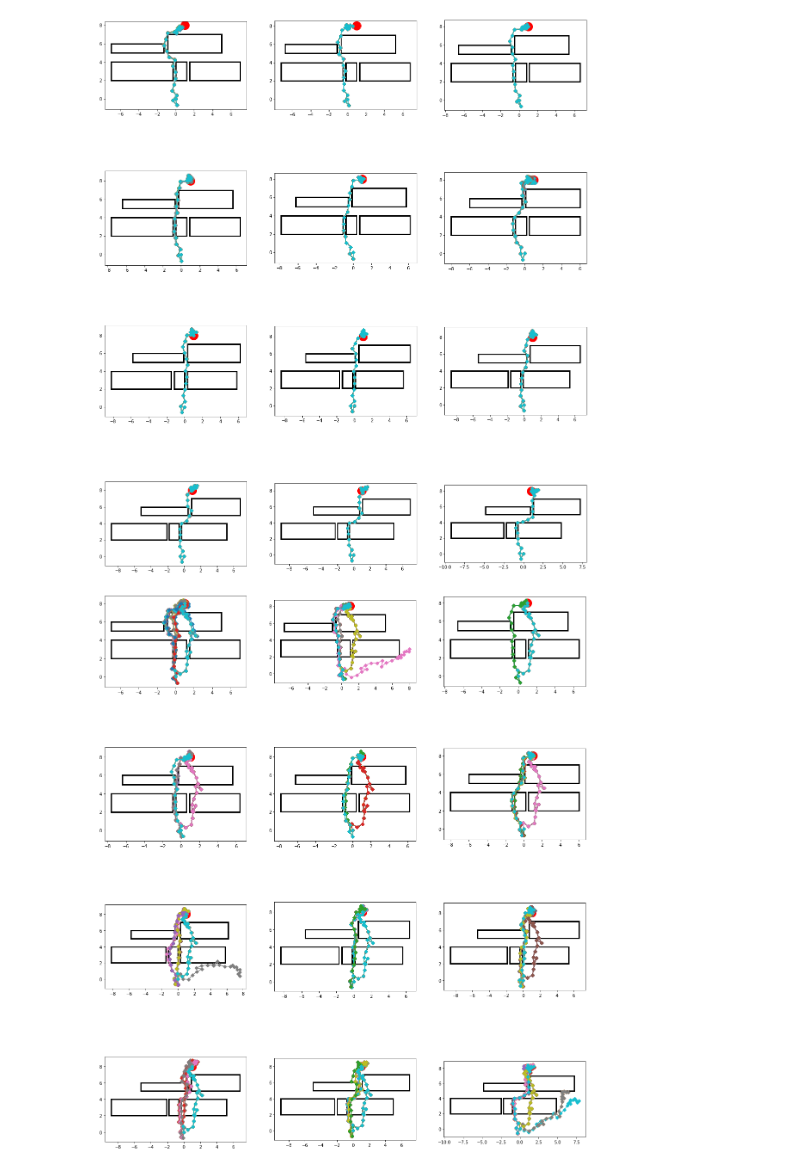
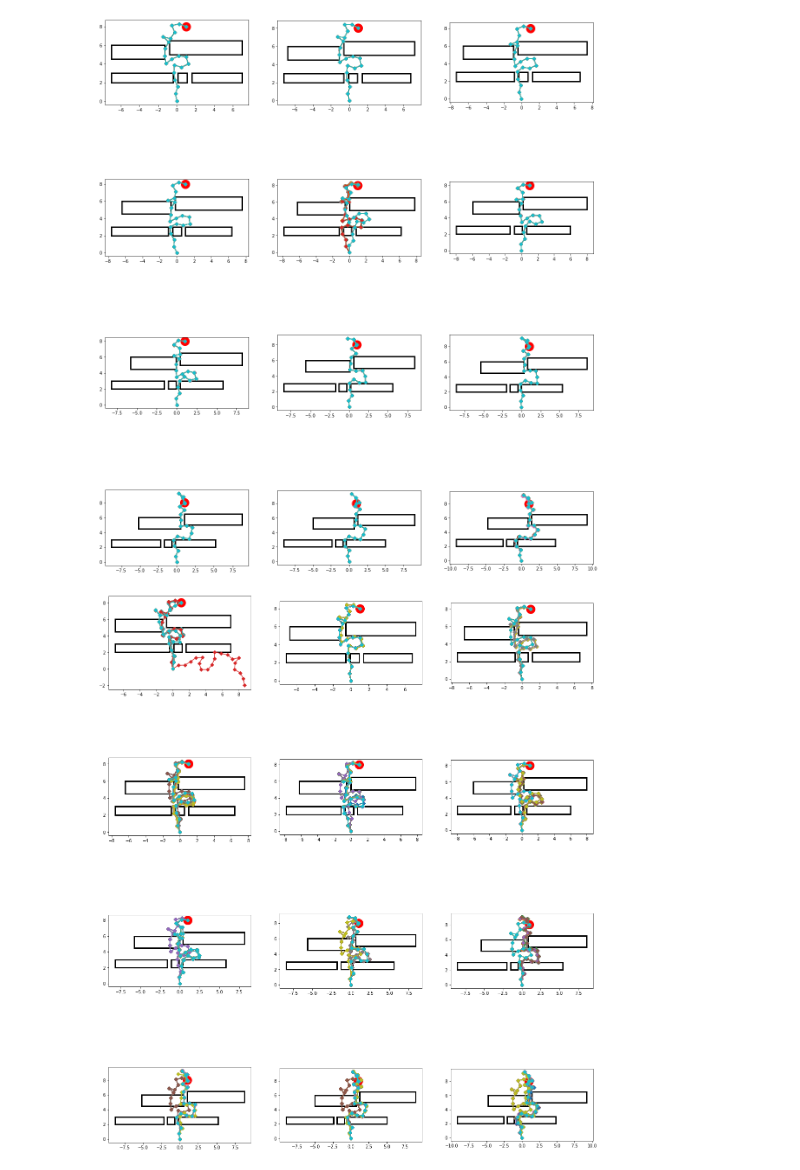
Before and after one commit to JaworWr/Dynamic-inverse-kinematics, a Jupyter notebook: First_dynamic_experiment.ipynb, the cells around one changed output. Saved outputs shown, nothing was run; the diff lists cells and outputs as text; code cells hidden in the pictures.

Commit message:
Random immigrants

```diff
--- a/First_dynamic_experiment.ipynb
+++ b/First_dynamic_experiment.ipynb
@@ -50,8 +51,8 @@ Iteration 39, #feasible: 180, best: [1.56783545e-07], #infeasible: 420, best: [4
 # %%
 feasible_populations = []
 for populations, scores in zip(population_hist, score_hist):
-    mask = scores[-1, :, 1] == 0.
-    feasible_population = populations[-1, mask, :]
+    mask = scores[-1][:, 1] == 0.
+    feasible_population = populations[-1][mask, :]
     feasible_populations.append(feasible_population)
 
 draw_dynamic_solutions(feasible_populations, S, target, target_v, rectangles, rectangle_vs, np.arange(T),
@@ -60,0 +62,9 @@ draw_dynamic_solutions(feasible_populations, S, target, target_v, rectangles, re
+# %%
+infeasible_populations = []
+for populations, scores in zip(population_hist, score_hist):
+    mask = scores[-1][:, 1] == 0.
+    infeasible_population = populations[-1][~mask, :]
+    infeasible_populations.append(infeasible_population)
+
+draw_dynamic_solutions(infeasible_populations, S, target, target_v, rectangles, rectangle_vs, np.arange(T),
+                       nrows=3, ncols=3, figsize=(20, 20))
@@ -61,10 +73,10 @@ draw_dynamic_solutions(feasible_populations, S, target, target_v, rectangles, re
 # %%
-rectangles = [((1.5, 2.), (7., 4.)), ((-7., 2.), (-0.3, 4.)), ((0., 2.), (1.2, 4.)),
-              ((-7., 5.), (-1.3, 6.)), ((-0.9, 5.), (5., 7.))]
+rectangles = [((1.6, 2.), (7., 3.)), ((-7., 2.), (-0.4, 3.)), ((0.1, 2.), (1.1, 3.)),
+              ((-7., 4.5), (-1.3, 6.)), ((-0.8, 5.), (7., 6.5))]
 rectangle_vs = [(-0.2, 0.)] * 3 + [(0.2, 0.)] * 2
 target = (1., 8.)
 target_v = (0., 0.)
-S = [0.7] * 15 + [0.3] * 10
+S = [0.8] * 20
 d = len(S)
 x_min = -np.pi
 x_max = np.pi
@@ -73,17 +85,18 @@ T = 12
 objective = dynamic_inverse_kinematics_objectives(S, target, target_v, rectangles, rectangle_vs)
 n_constraints = len(rectangles)
 
-n = 800
+n = 600
 n_inf = int(0.8*n)
+n_immigrants = 200
 eta_c = 3.
 eta_m = 20.
 p_c = 0.9
 p_m = 0.1
-num_iterations_init = 300
-num_iterations = 240
+num_iterations_init = 200
+num_iterations = 120
 
 population_hist, score_hist = dynamic_IDEA(objective, n_constraints, T, x_min, x_max, d, n, n_inf, eta_c, eta_m, p_c, p_m,
-                           num_iterations=num_iterations, num_iterations_init=num_iterations_init, log_interval=20)
+                           num_iterations=num_iterations, num_iterations_init=num_iterations_init, n_immigrants=n_immigrants, log_interval=20)
 # %% [output]
 ================================================================================
 t=0
@@ -105,22 +122,22 @@ Iteration 239, #feasible: 160, best: [6.45319879e-09], #infeasible: 640, best: [
 # %%
 feasible_populations = []
 for populations, scores in zip(population_hist, score_hist):
-    mask = scores[-1, :, 1] == 0.
-    feasible_population = populations[-1, mask, :]
+    mask = scores[-1][:, 1] == 0.
+    feasible_population = populations[-1][mask, :]
     feasible_populations.append(feasible_population)
 
 draw_dynamic_solutions(feasible_populations, S, target, target_v, rectangles, rectangle_vs, np.arange(T),
                        nrows=4, ncols=3, figsize=(20, 25))
 # %% [output]
-[figure, old version]
+[figure, new version]
 # %%
 infeasible_populations = []
 for populations, scores in zip(population_hist, score_hist):
-    mask = scores[-1, :, 1] == 0.
-    infeasible_population = populations[-1,~mask, :]
+    mask = scores[-1][:, 1] == 0.
+    infeasible_population = populations[-1][~mask, :]
     infeasible_populations.append(infeasible_population)
 
 draw_dynamic_solutions(infeasible_populations, S, target, target_v, rectangles, rectangle_vs, np.arange(T),
                        nrows=4, ncols=3, figsize=(20, 25))
 # %% [output]
-[figure, old version]
+[figure, new version]
```
Also changed, not shown: parts of 4 cells of this notebook, 2 other files.
